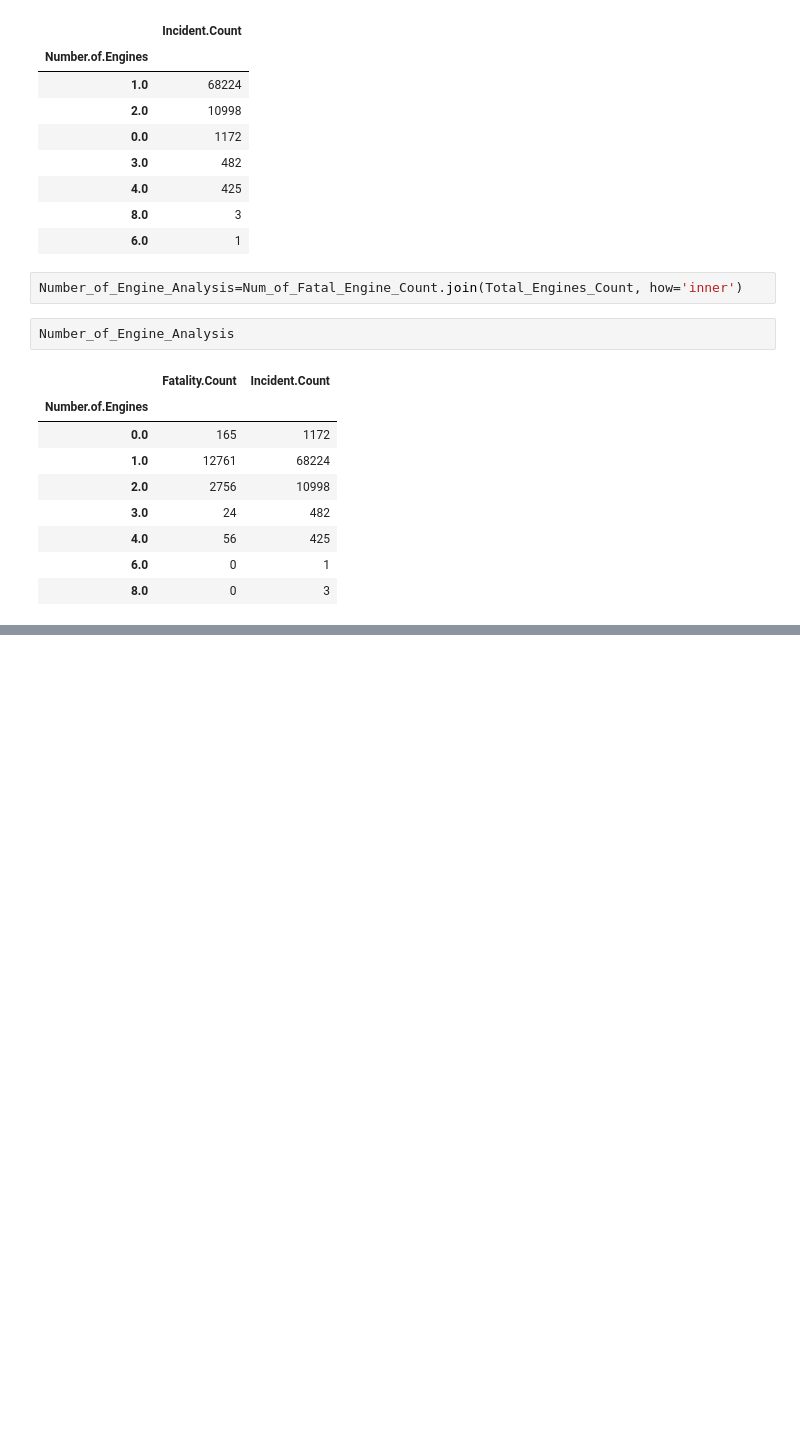
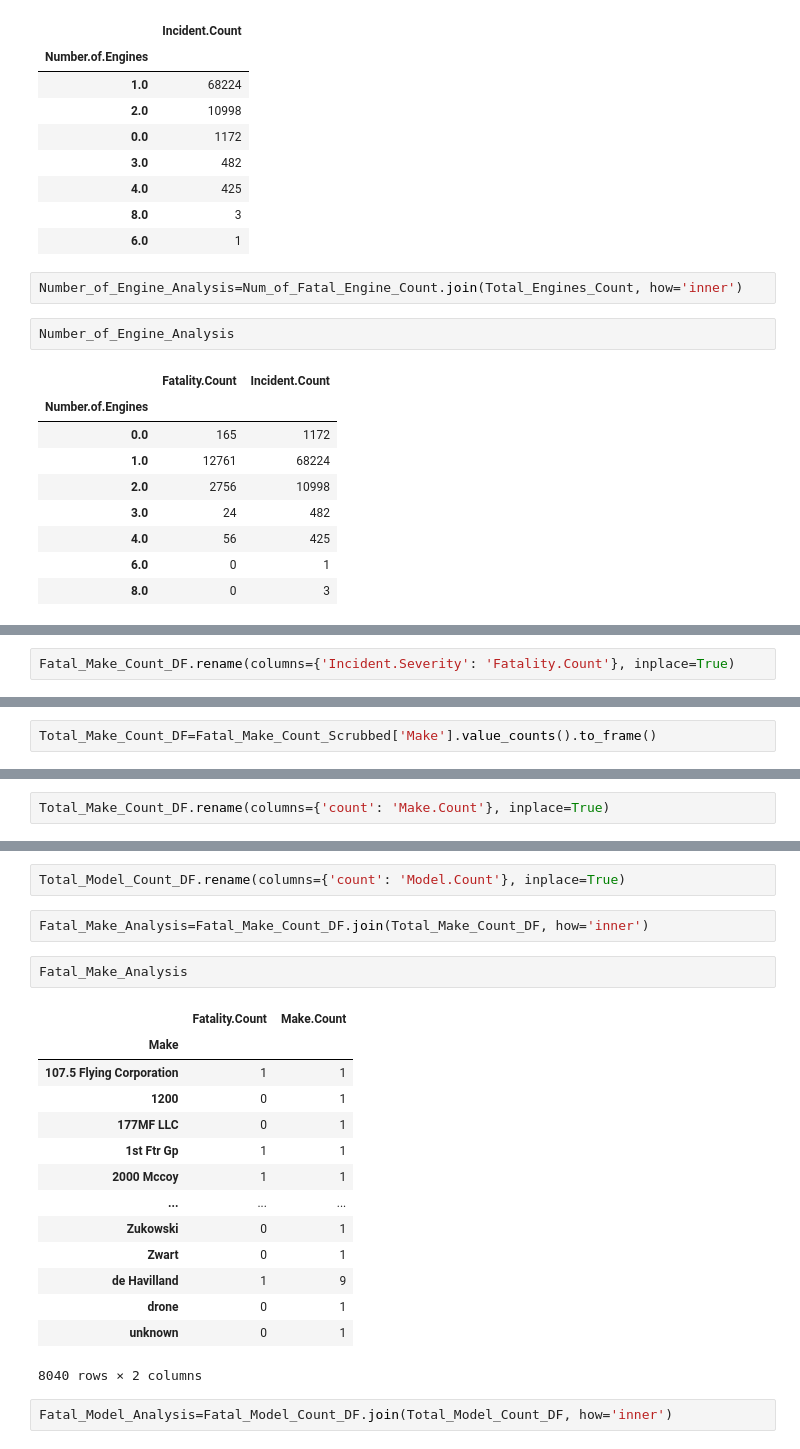
Before and after one commit to AndrewReusche/dsc-phase-1-project-v3, a Jupyter notebook: student.ipynb, the cells around one changed output, grey strips where cells are left out. Saved outputs shown, nothing was run; the diff lists cells and outputs as text; blank space fills up the shorter version.

```diff
--- a/student.ipynb
+++ b/student.ipynb
@@ -1155,0 +1339,2 @@ Number_of_Engine_Analysis
+# %%
+Fatal_Make_Count_DF.rename(columns={'Incident.Severity': 'Fatality.Count'}, inplace=True)
@@ -1155,0 +1390,2 @@ Number_of_Engine_Analysis
+# %%
+Total_Make_Count_DF=Fatal_Make_Count_Scrubbed['Make'].value_counts().to_frame()
@@ -1155,0 +1409,2 @@ Number_of_Engine_Analysis
+# %%
+Total_Make_Count_DF.rename(columns={'count': 'Make.Count'}, inplace=True)
@@ -1155,0 +1430,23 @@ Number_of_Engine_Analysis
+# %%
+Total_Model_Count_DF.rename(columns={'count': 'Model.Count'}, inplace=True)
+# %%
+Fatal_Make_Analysis=Fatal_Make_Count_DF.join(Total_Make_Count_DF, how='inner')
+# %%
+Fatal_Make_Analysis
+# %% [output]
+|  | Fatality.Count | Make.Count |
+| Make |  |  |
+| 107.5 Flying Corporation | 1 | 1 |
+| 1200 | 0 | 1 |
+| 177MF LLC | 0 | 1 |
+| 1st Ftr Gp | 1 | 1 |
+| 2000 Mccoy | 1 | 1 |
+| ... | ... | ... |
+| Zukowski | 0 | 1 |
+| Zwart | 0 | 1 |
+| de Havilland | 1 | 9 |
+| drone | 0 | 1 |
+| unknown | 0 | 1 |
+8040 rows × 2 columns
+# %%
+Fatal_Model_Analysis=Fatal_Model_Count_DF.join(Total_Model_Count_DF, how='inner')
```
Also changed, not shown: parts of 35 cells of this notebook.
